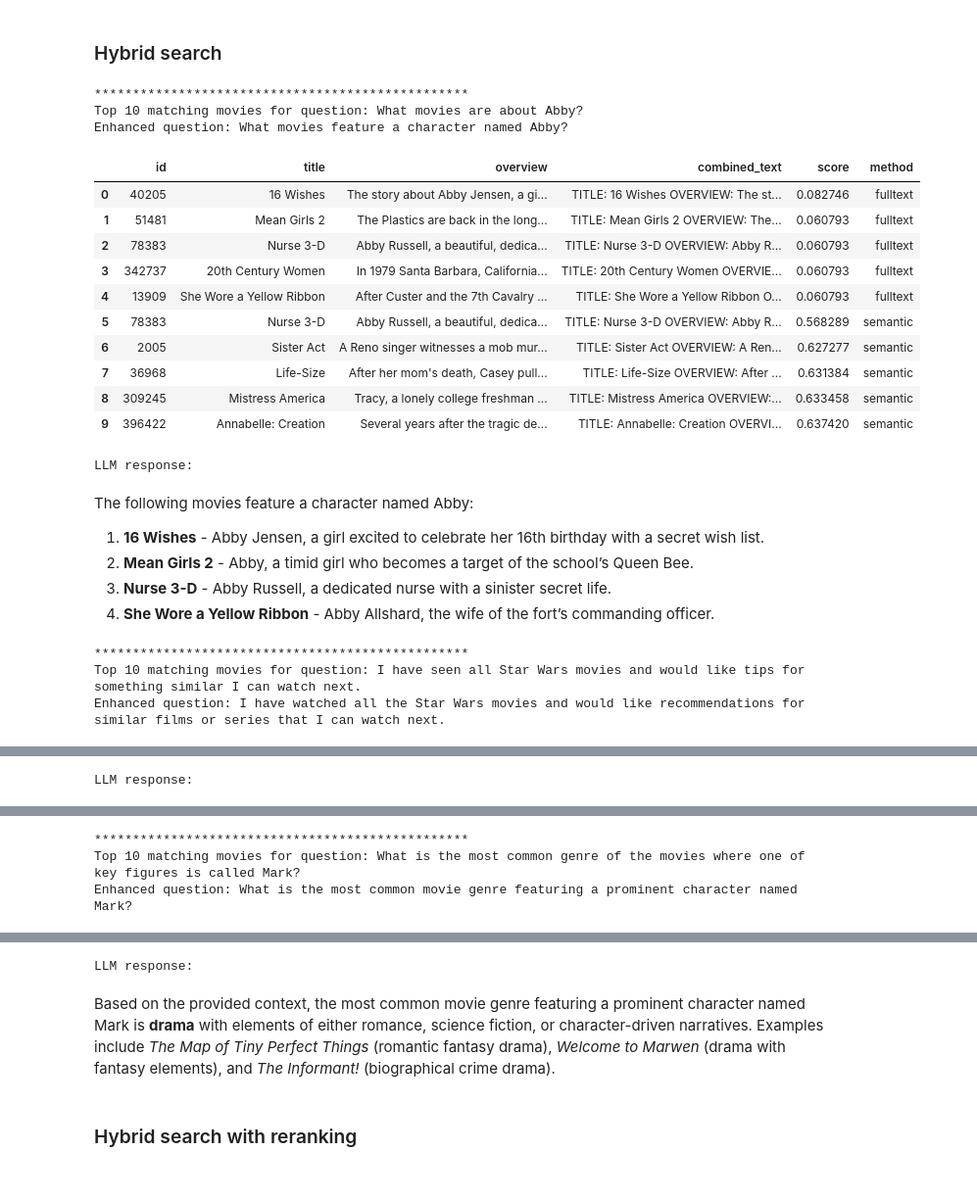
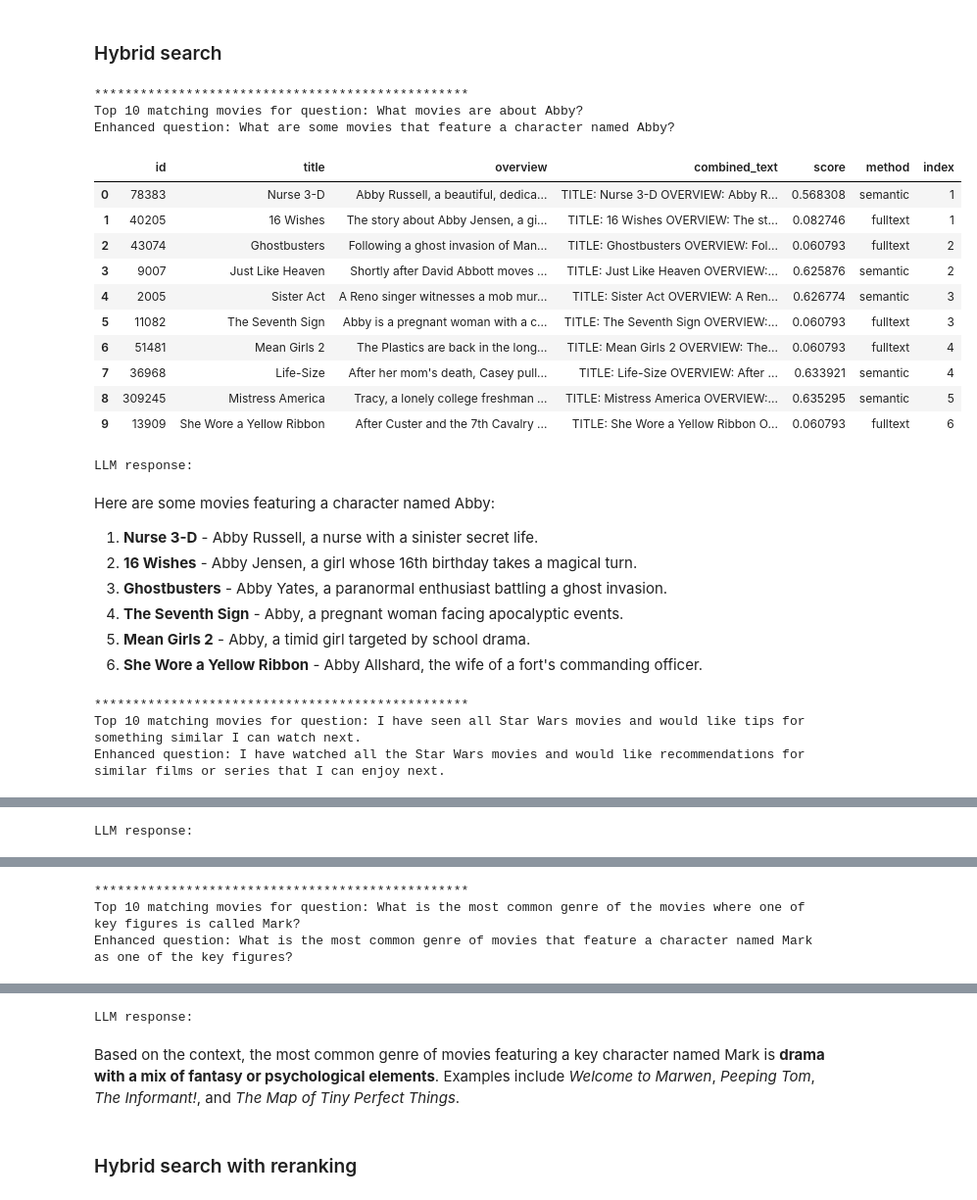
Before and after one commit to tkubica12/azure-workshops, a Jupyter notebook: d-ai-graphrag/guide.ipynb, the cells around one changed output, grey strips where cells are left out. Shown at 98% size. Drawn from its saved outputs; the diff is of its cells as text; code cells hidden in the pictures.

```diff
--- a/d-ai-graphrag/guide.ipynb
+++ b/d-ai-graphrag/guide.ipynb
@@ -701,62 +701,82 @@ for q in questions:
     ).choices[0].message.content
 
     # Execute full-text search query in PostgreSQL
     search_query = """
     WITH fulltext AS (
         SELECT
             id,
             title,
             overview,
             combined_text,
             ts_rank(full_text_search, plainto_tsquery('english', %s)) AS score,
-            'fulltext' AS method
+            'fulltext' AS method,
+            ROW_NUMBER() OVER (ORDER BY ts_rank(full_text_search, plainto_tsquery('english', %s)) DESC) AS index
         FROM movies
         ORDER BY score DESC
-        LIMIT 5
+        LIMIT 15
     ),
     semantic AS (
         SELECT
             id,
             title,
             overview,
             combined_text,
             (embedding <=> azure_openai.create_embeddings('text-embedding-3-large', %s, 2000, max_attempts => 5, retry_delay_ms => 500)::vector) AS score,
-            'semantic' AS method
+            'semantic' AS method,
+            ROW_NUMBER() OVER (ORDER BY (embedding <=> azure_openai.create_embeddings('text-embedding-3-large', %s, 2000, max_attempts => 5, retry_delay_ms => 500)::vector)) AS index
         FROM movies
-        ORDER BY score    -- lower similarity score is better
-        LIMIT 5
-    )
-    SELECT * FROM fulltext
-    UNION ALL
-    SELECT * FROM semantic;
+        ORDER BY score
+        LIMIT 15
+    ),
+    combined_results AS (
+        SELECT * FROM fulltext
+        UNION ALL
+        SELECT * FROM semantic
+    ),
+    deduped_results AS (
+        SELECT DISTINCT ON (id)
+            id,
+            title,
+            overview,
+            combined_text,
+            score,
+            method,
+            index
+        FROM combined_results
+        )
+    SELECT * FROM deduped_results
+    ORDER BY index
+    LIMIT 10;
     """
 
-    df_results = execute_query(search_query, (question_fulltext_enhanced,question_semantic_enhanced))
+    df_results = execute_query(search_query, (question_fulltext_enhanced,question_fulltext_enhanced,question_semantic_enhanced,question_semantic_enhanced))
 
     response = llm_final_answer(question_semantic_enhanced, build_context(df_results))
     print_output(df_results=df_results, question=q, response=response, question_enhanced=question_semantic_enhanced)
 # %% [output]
 *************************************************
 Top 10 matching movies for question: What movies are about Abby?
-Enhanced question: What movies feature a character named Abby?
+Enhanced question: What are some movies that feature a character named Abby?
-|  | id | title | overview | combined_text | score | method |
-| 0 | 40205 | 16 Wishes | The story about Abby Jensen, a gi... | TITLE: 16 Wishes OVERVIEW: The st... | 0.082746 | fulltext |
-| 1 | 51481 | Mean Girls 2 | The Plastics are back in the long... | TITLE: Mean Girls 2 OVERVIEW: The... | 0.060793 | fulltext |
-| 2 | 78383 | Nurse 3-D | Abby Russell, a beautiful, dedica... | TITLE: Nurse 3-D OVERVIEW: Abby R... | 0.060793 | fulltext |
-| 3 | 342737 | 20th Century Women | In 1979 Santa Barbara, California... | TITLE: 20th Century Women OVERVIE... | 0.060793 | fulltext |
-| 4 | 13909 | She Wore a Yellow Ribbon | After Custer and the 7th Cavalry ... | TITLE: She Wore a Yellow Ribbon O... | 0.060793 | fulltext |
-| 5 | 78383 | Nurse 3-D | Abby Russell, a beautiful, dedica... | TITLE: Nurse 3-D OVERVIEW: Abby R... | 0.568289 | semantic |
-| 6 | 2005 | Sister Act | A Reno singer witnesses a mob mur... | TITLE: Sister Act OVERVIEW: A Ren... | 0.627277 | semantic |
-| 7 | 36968 | Life-Size | After her mom's death, Casey pull... | TITLE: Life-Size OVERVIEW: After ... | 0.631384 | semantic |
-| 8 | 309245 | Mistress America | Tracy, a lonely college freshman ... | TITLE: Mistress America OVERVIEW:... | 0.633458 | semantic |
-| 9 | 396422 | Annabelle: Creation | Several years after the tragic de... | TITLE: Annabelle: Creation OVERVI... | 0.637420 | semantic |
+|  | id | title | overview | combined_text | score | method | index |
+| 0 | 78383 | Nurse 3-D | Abby Russell, a beautiful, dedica... | TITLE: Nurse 3-D OVERVIEW: Abby R... | 0.568308 | semantic | 1 |
+| 1 | 40205 | 16 Wishes | The story about Abby Jensen, a gi... | TITLE: 16 Wishes OVERVIEW: The st... | 0.082746 | fulltext | 1 |
+| 2 | 43074 | Ghostbusters | Following a ghost invasion of Man... | TITLE: Ghostbusters OVERVIEW: Fol... | 0.060793 | fulltext | 2 |
+| 3 | 9007 | Just Like Heaven | Shortly after David Abbott moves ... | TITLE: Just Like Heaven OVERVIEW:... | 0.625876 | semantic | 2 |
+| 4 | 2005 | Sister Act | A Reno singer witnesses a mob mur... | TITLE: Sister Act OVERVIEW: A Ren... | 0.626774 | semantic | 3 |
+| 5 | 11082 | The Seventh Sign | Abby is a pregnant woman with a c... | TITLE: The Seventh Sign OVERVIEW:... | 0.060793 | fulltext | 3 |
+| 6 | 51481 | Mean Girls 2 | The Plastics are back in the long... | TITLE: Mean Girls 2 OVERVIEW: The... | 0.060793 | fulltext | 4 |
+| 7 | 36968 | Life-Size | After her mom's death, Casey pull... | TITLE: Life-Size OVERVIEW: After ... | 0.633921 | semantic | 4 |
+| 8 | 309245 | Mistress America | Tracy, a lonely college freshman ... | TITLE: Mistress America OVERVIEW:... | 0.635295 | semantic | 5 |
+| 9 | 13909 | She Wore a Yellow Ribbon | After Custer and the 7th Cavalry ... | TITLE: She Wore a Yellow Ribbon O... | 0.060793 | fulltext | 6 |
 LLM response:
-The following movies feature a character named Abby:
+Here are some movies featuring a character named Abby:
 
-1. **16 Wishes** - Abby Jensen, a girl excited to celebrate her 16th birthday with a secret wish list.
-2. **Mean Girls 2** - Abby, a timid girl who becomes a target of the school’s Queen Bee.
-3. **Nurse 3-D** - Abby Russell, a dedicated nurse with a sinister secret life.
-4. **She Wore a Yellow Ribbon** - Abby Allshard, the wife of the fort’s commanding officer.
+1. **Nurse 3-D** - Abby Russell, a nurse with a sinister secret life.
+2. **16 Wishes** - Abby Jensen, a girl whose 16th birthday takes a magical turn.
+3. **Ghostbusters** - Abby Yates, a paranormal enthusiast battling a ghost invasion.
+4. **The Seventh Sign** - Abby, a pregnant woman facing apocalyptic events.
+5. **Mean Girls 2** - Abby, a timid girl targeted by school drama.
+6. **She Wore a Yellow Ribbon** - Abby Allshard, the wife of a fort's commanding officer.
 *************************************************
 Top 10 matching movies for question: I have seen all Star Wars movies and would like tips for something similar I can watch next.
-Enhanced question: I have watched all the Star Wars movies and would like recommendations for similar films or series that I can watch next.
+Enhanced question: I have watched all the Star Wars movies and would like recommendations for similar films or series that I can enjoy next.
@@ -776,3 +802,3 @@ If you’ve watched all the Star Wars movies, consider exploring *Star Wars: The
 *************************************************
 Top 10 matching movies for question: What is the most common genre of the movies where one of key figures is called Mark?
-Enhanced question: What is the most common movie genre featuring a prominent character named Mark?
+Enhanced question: What is the most common genre of movies that feature a character named Mark as one of the key figures?
@@ -790,5 +816,5 @@ Enhanced question: What is the most common movie genre featuring a prominent cha
 LLM response:
-Based on the provided context, the most common movie genre featuring a prominent character named Mark is **drama** with elements of either romance, science fiction, or character-driven narratives. Examples include *The Map of Tiny Perfect Things* (romantic fantasy drama), *Welcome to Marwen* (drama with fantasy elements), and *The Informant!* (biographical crime drama).
+Based on the context, the most common genre of movies featuring a key character named Mark is **drama with a mix of fantasy or psychological elements**. Examples include *Welcome to Marwen*, *Peeping Tom*, *The Informant!*, and *The Map of Tiny Perfect Things*.
 # %% [markdown]
 ### Hybrid search with reranking
 # %% [markdown]
```
Also changed, not shown: parts of 1 cell of this notebook.
